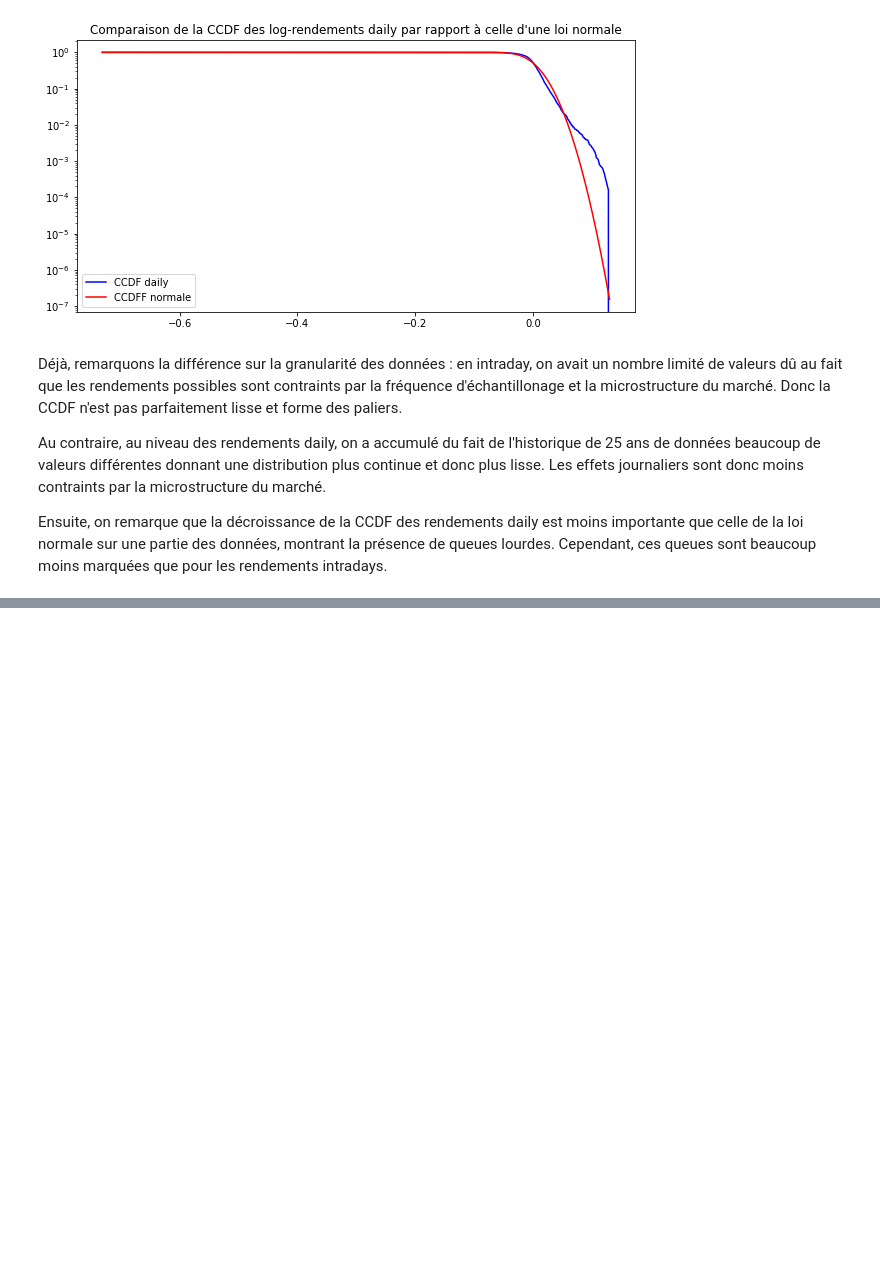
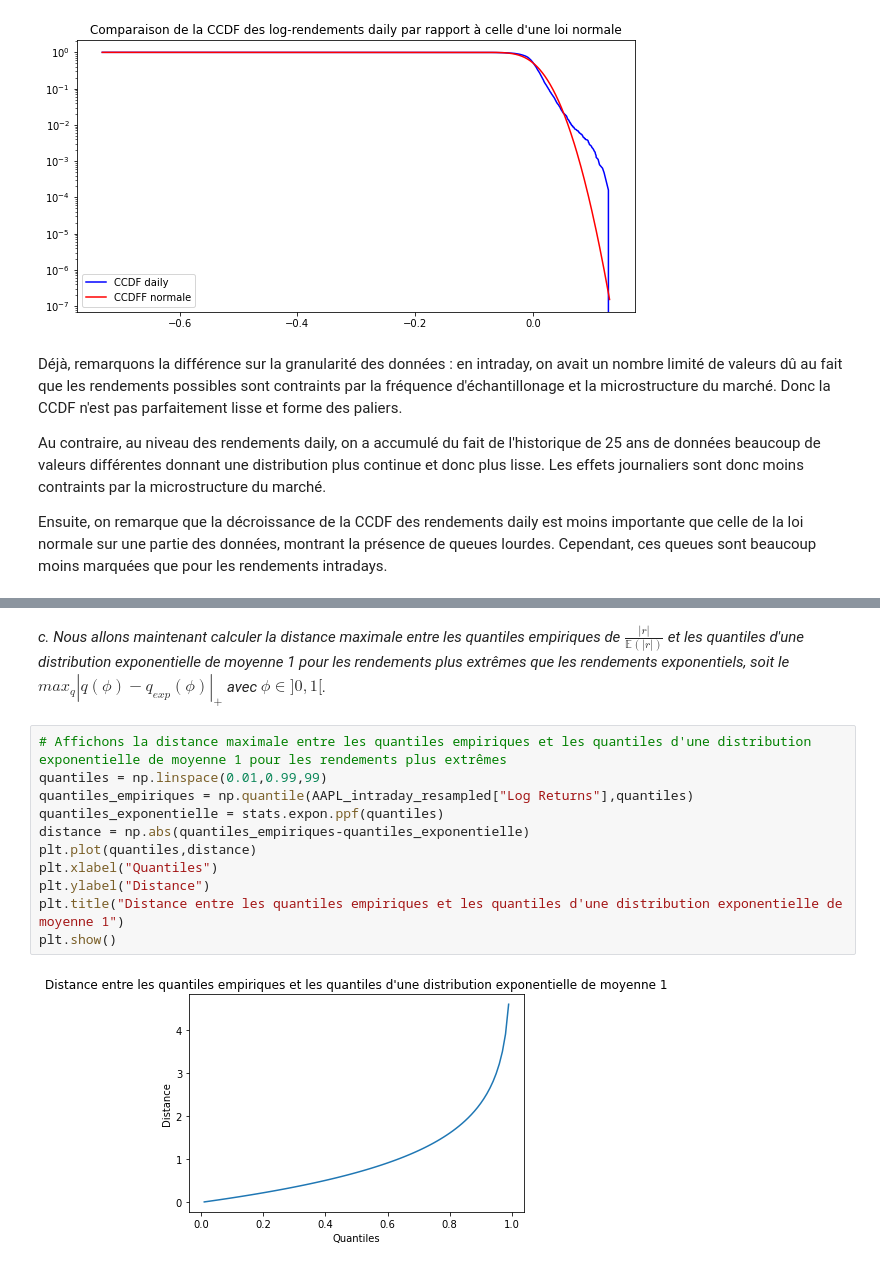
Before and after one commit to ethantrentin/Markets-Physic, a Jupyter notebook: TP1.ipynb, the cells around one changed output, grey strips where cells are left out. Saved outputs shown, nothing was run; the diff lists cells and outputs as text; blank space fills up the shorter version.

```diff
--- a/TP1.ipynb
+++ b/TP1.ipynb
@@ -215,0 +228,15 @@ Ensuite, on remarque que la décroissance de la CCDF des rendements daily est mo
+# %% [markdown]
+*c. Nous allons maintenant calculer la distance maximale entre les quantiles empiriques de $\frac{|r|}{\mathbb{E}(|r|)}$ et les quantiles d'une distribution exponentielle de moyenne 1 pour les rendements plus extrêmes que les rendements exponentiels, soit le $max_{q} | q(\phi)-q_{exp}(\phi)|_{+}$ avec $\phi \in ]0, 1[$.*
+# %%
+# Affichons la distance maximale entre les quantiles empiriques et les quantiles d'une distribution exponentielle de moyenne 1 pour les rendements plus extrêmes
+quantiles = np.linspace(0.01,0.99,99)
+quantiles_empiriques = np.quantile(AAPL_intraday_resampled["Log Returns"],quantiles)
+quantiles_exponentielle = stats.expon.ppf(quantiles)
+distance = np.abs(quantiles_empiriques-quantiles_exponentielle)
+plt.plot(quantiles,distance)
+plt.xlabel("Quantiles")
+plt.ylabel("Distance")
+plt.title("Distance entre les quantiles empiriques et les quantiles d'une distribution exponentielle de moyenne 1")
+plt.show()
+# %% [output]
+[figure, added]
```
Also changed, not shown: parts of 3 cells of this notebook.
